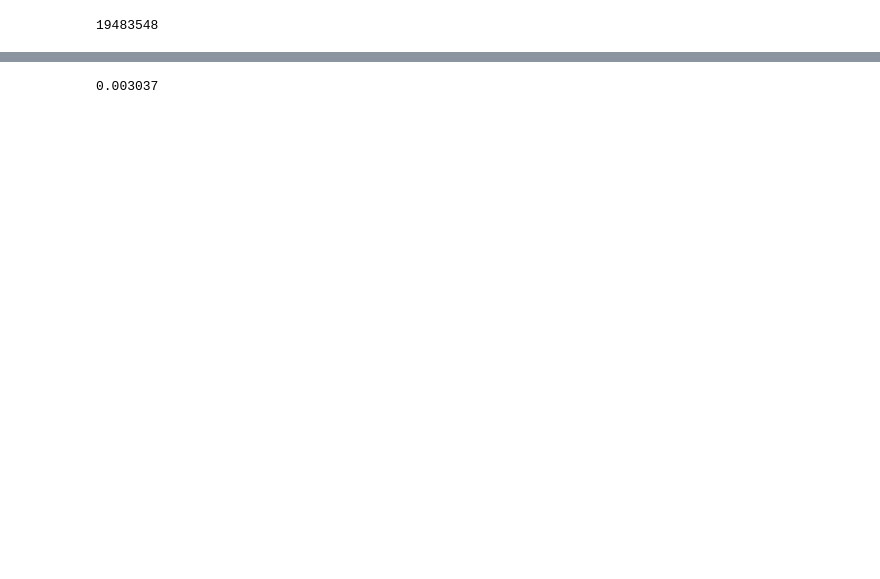
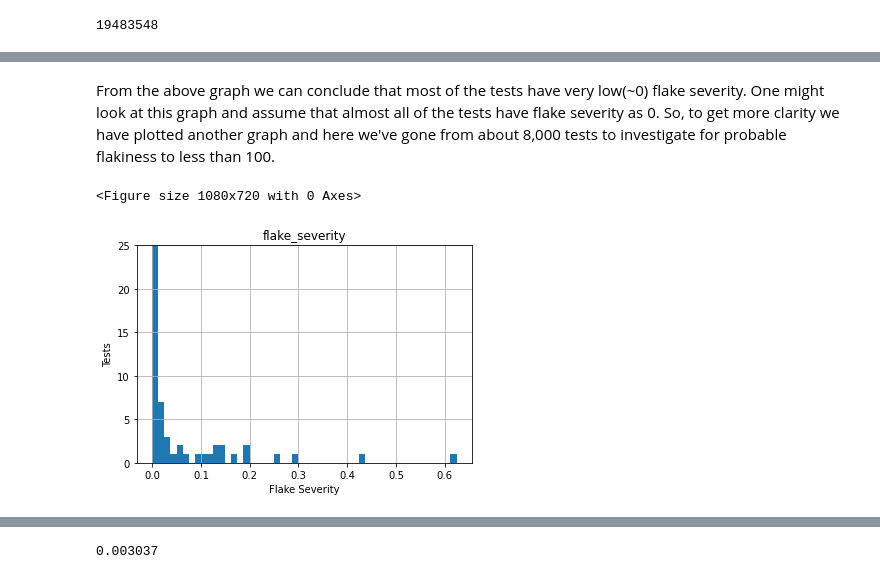
Before and after one commit to aicoe-aiops/ocp-ci-analysis, a Jupyter notebook: notebooks/data-sources/TestGrid/metrics/number_of_flakes.ipynb, the cells around one changed output, grey strips where cells are left out. Cells and saved outputs as stored; diff of their text form; code cells hidden in the pictures; blank space fills up the shorter version.

```diff
--- a/notebooks/data-sources/TestGrid/metrics/number_of_flakes.ipynb
+++ b/notebooks/data-sources/TestGrid/metrics/number_of_flakes.ipynb
@@ -109,0 +153,12 @@ df_csv.head()
+# %% [markdown]
+From the above graph we can conclude that most of the tests have very low(~0) flake severity. One might look at this graph and assume that almost all of the tests have flake severity as 0. So, to get more clarity we have plotted another graph and here we've gone from about 8,000 tests to investigate for probable flakiness to less than 100.
+# %%
+plt.figure(figsize = ((15,10)))
+flake_severity.hist(bins=50)
+plt.ylabel("Tests")
+plt.xlabel("Flake Severity")
+plt.ylim((0,25))
+plt.show()
+# %% [output]
+<Figure size 1080x720 with 0 Axes>
+[figure, added]
```
Also changed, not shown: parts of 10 cells of this notebook.
